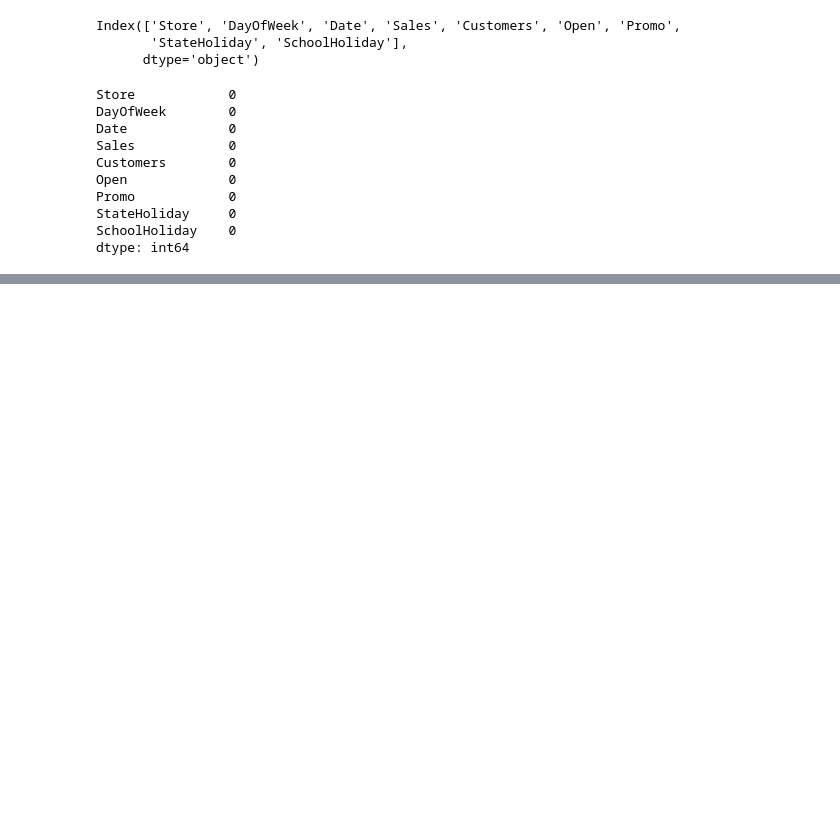
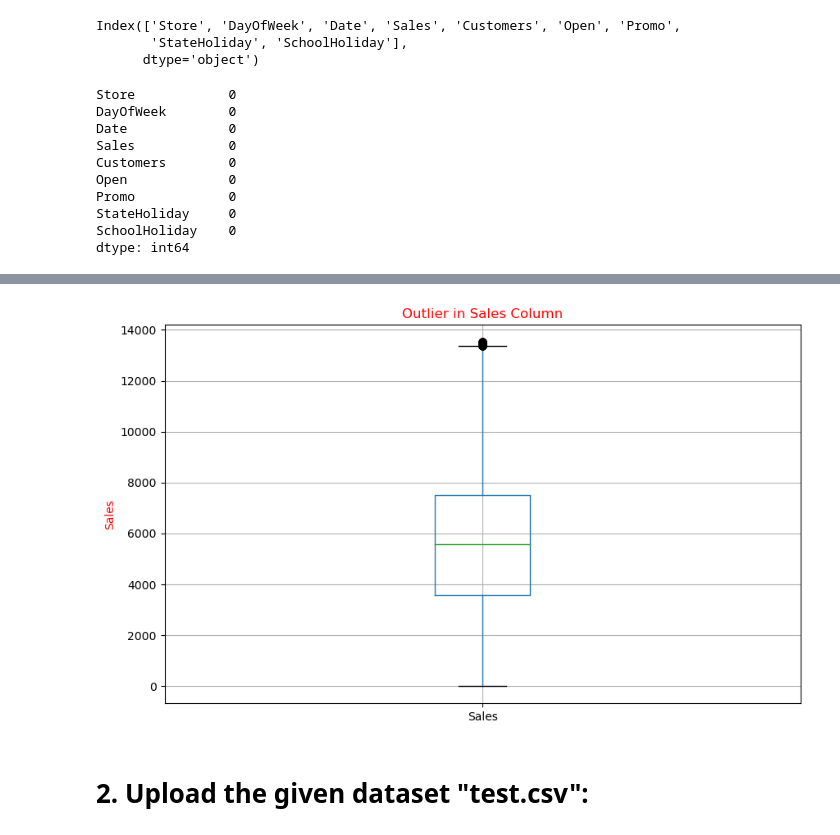
Before and after one commit to analysis86/Pharmaceutical-Sales-Prediction-Across-Multiple-Stores, a Jupyter notebook: NoteBook/Task 1- Exploration of customer purchasing behaviour.ipynb, the cells around one changed output, grey strips where cells are left out. Saved outputs shown, nothing was run; the diff lists cells and outputs as text; code cells hidden in the pictures; blank space fills up the shorter version.

```diff
--- a/NoteBook/Task 1- Exploration of customer purchasing behaviour.ipynb
+++ b/NoteBook/Task 1- Exploration of customer purchasing behaviour.ipynb
@@ -72,0 +101,27 @@ dtype: int64
+# %%
+def iqr_technique(DFcolumn):
+  Q1 = np.percentile(DFcolumn, 25)
+  Q3 = np.percentile(DFcolumn, 75)
+  IQR = Q3 - Q1
+  lower_range = Q1 - (1.5 * IQR)
+  upper_range = Q3 + (1.5 * IQR)
+
+  return lower_range,upper_range
+# %%
+lower_bound,upper_bound = iqr_technique(train_data['Customers'])
+
+train_data = train_data[(train_data.Customers>lower_bound) & (train_data.Customers<upper_bound)]
+# %%
+lower_bound,upper_bound = iqr_technique(train_data['Sales'])
+
+train_data = train_data[(train_data.Sales>lower_bound) & (train_data.Sales<upper_bound)]
+# %%
+plt.figure(figsize=(10, 6))
+train_data.boxplot(column='Sales')
+plt.title('Outlier in Sales Column',color='red')
+plt.ylabel('Sales',color='red')
+plt.show()
+# %% [output]
+[figure, added]
+# %% [markdown]
+# 2. Upload the given dataset "test.csv":
```
Also changed, not shown: parts of 29 cells of this notebook.
